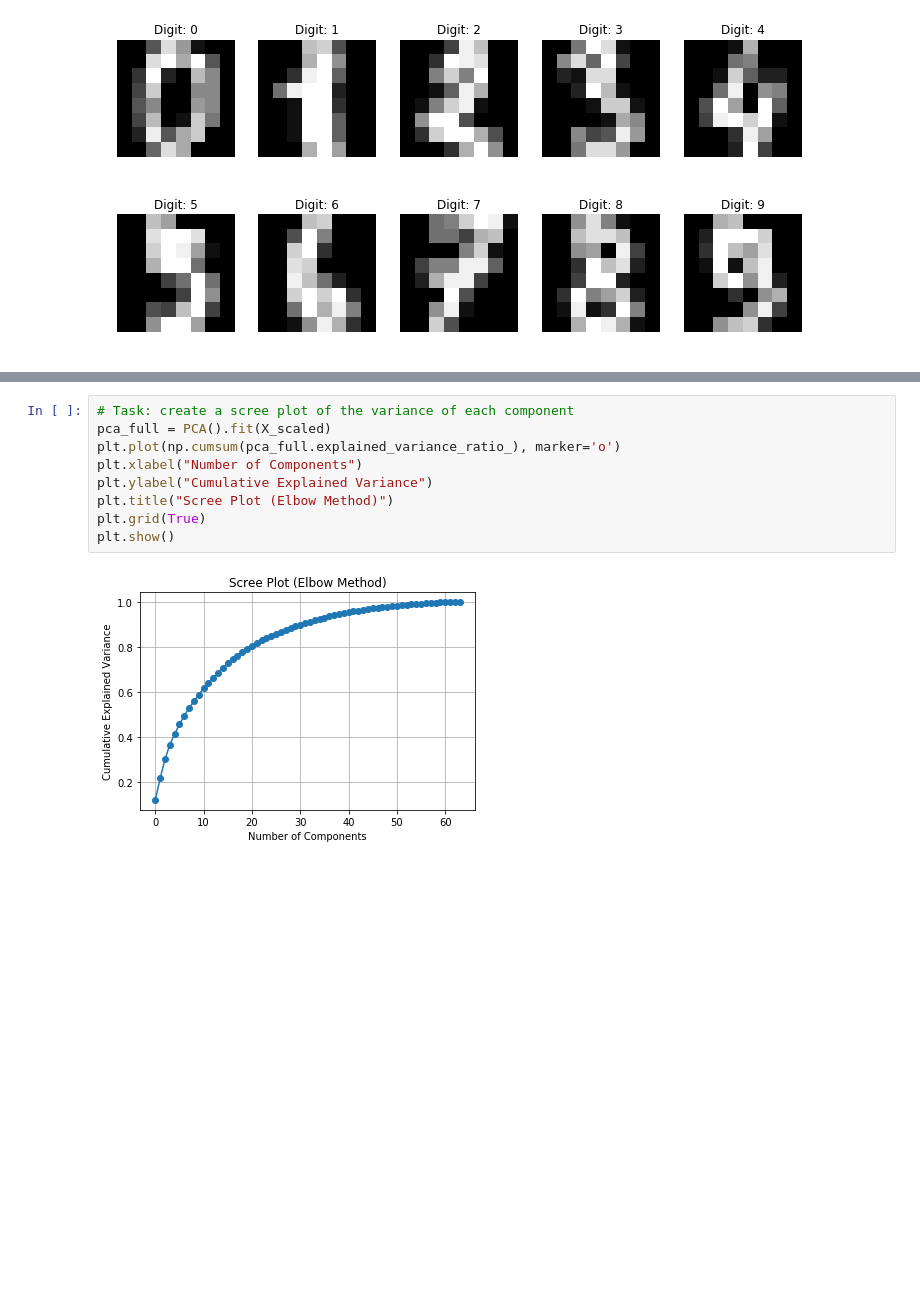
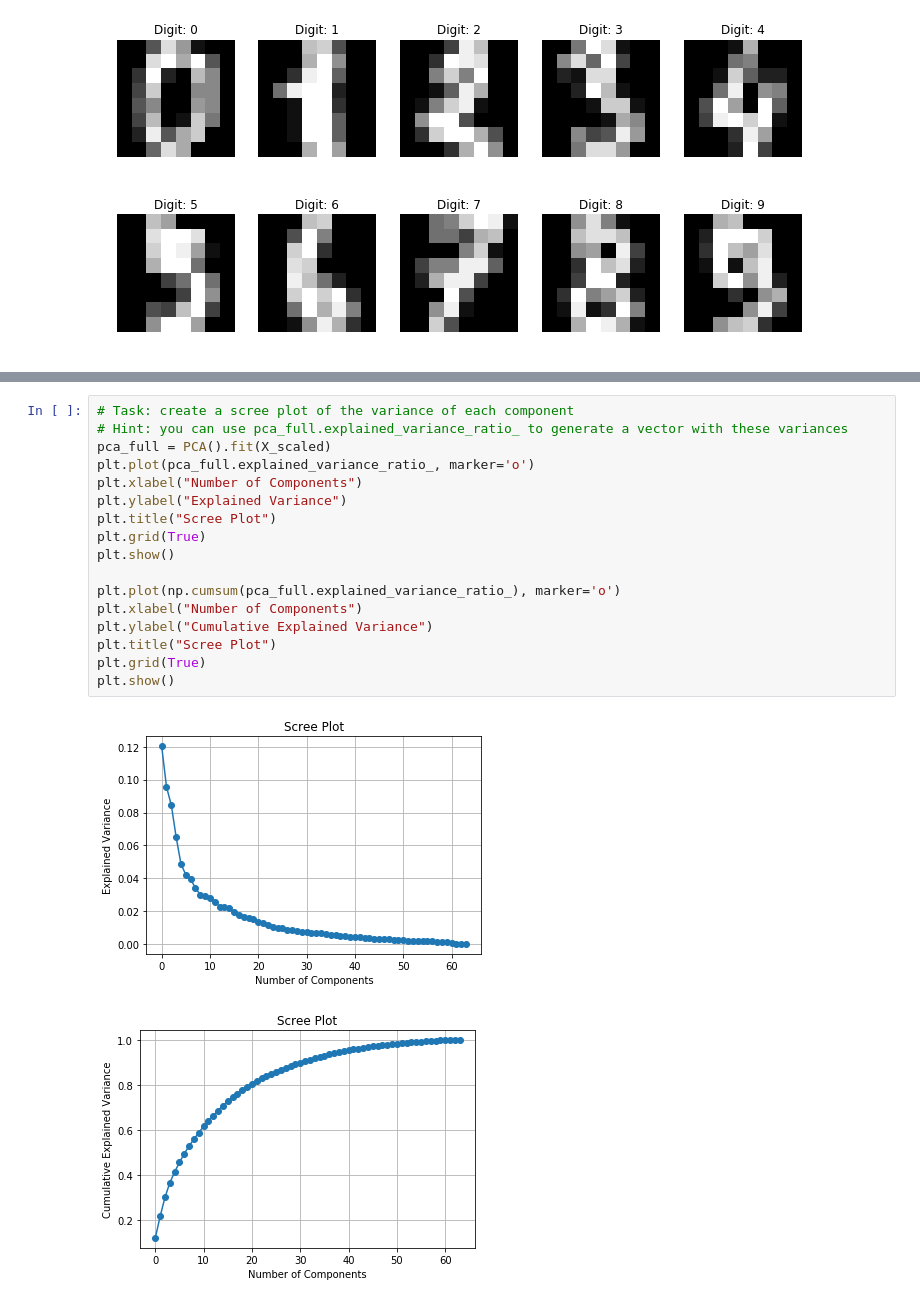
Before and after one commit to UBDS-3/ML_projects, a Jupyter notebook: 2025/day-2-dimesionality-reduction-solutions.ipynb, the cells around one changed output, grey strips where cells are left out. Saved outputs shown, nothing was run; the diff lists cells and outputs as text; blank space fills up the shorter version.

```diff
--- a/2025/day-2-dimesionality-reduction-solutions.ipynb
+++ b/2025/day-2-dimesionality-reduction-solutions.ipynb
@@ -411,11 +425,20 @@ plt.show()
 # %%
 # Task: create a scree plot of the variance of each component
+# Hint: you can use pca_full.explained_variance_ratio_ to generate a vector with these variances
 pca_full = PCA().fit(X_scaled)
+plt.plot(pca_full.explained_variance_ratio_, marker='o')
+plt.xlabel("Number of Components")
+plt.ylabel("Explained Variance")
+plt.title("Scree Plot")
+plt.grid(True)
+plt.show()
+
 plt.plot(np.cumsum(pca_full.explained_variance_ratio_), marker='o')
 plt.xlabel("Number of Components")
 plt.ylabel("Cumulative Explained Variance")
-plt.title("Scree Plot (Elbow Method)")
+plt.title("Scree Plot")
 plt.grid(True)
 plt.show()
 # %% [output]
-[figure, old version]
+[figure, new version]
+[figure, added]
```
Also changed, not shown: parts of 36 cells of this notebook, 5 other files.
